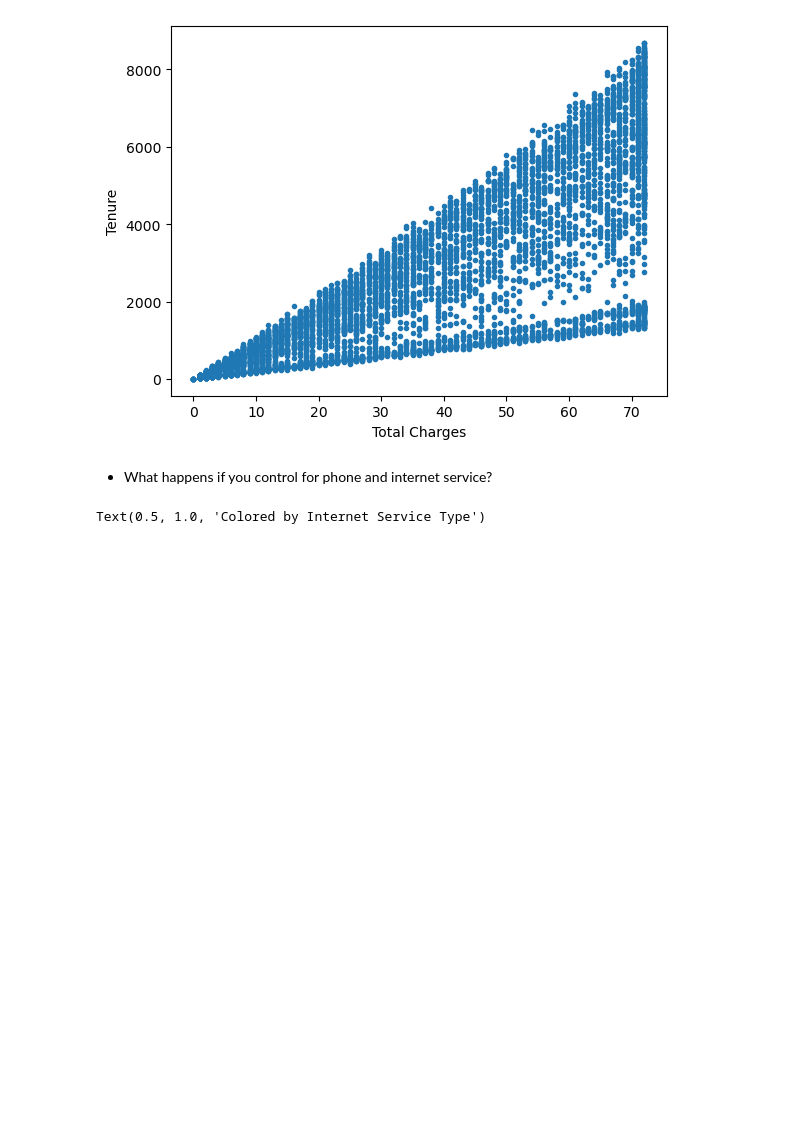
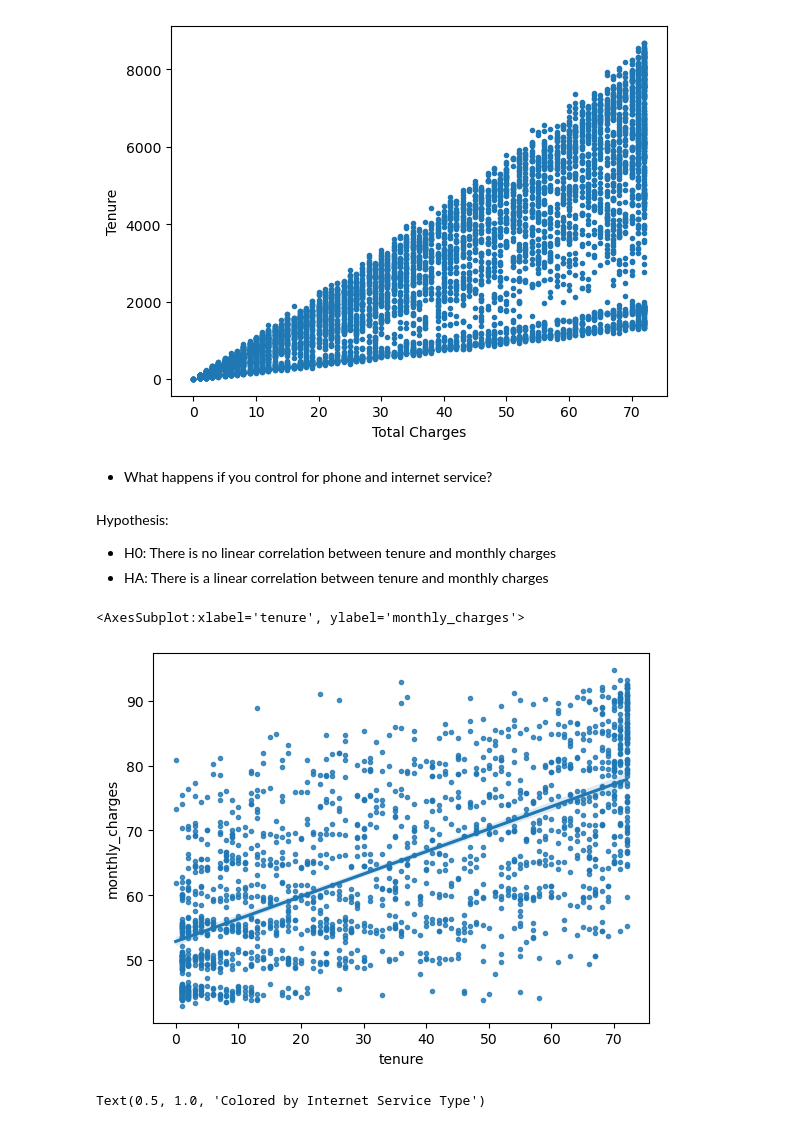
Before and after one commit to JoshuaHolt-Tech/statistics-exercises, a Jupyter notebook: hypothesis_testing.ipynb, the cells around one changed output. Saved outputs shown, nothing was run; the diff lists cells and outputs as text; code cells hidden in the pictures; blank space fills up the shorter version.

```diff
--- a/hypothesis_testing.ipynb
+++ b/hypothesis_testing.ipynb
@@ -593,6 +635,17 @@ Text(0, 0.5, 'Tenure')
 [figure]
 # %% [markdown]
 - What happens if you control for phone and internet service?
+# %% [markdown]
+Hypothesis:
+- H0: There is no linear correlation between tenure and monthly charges
+- HA: There is a linear correlation between tenure and monthly charges
+# %%
+phone_df = telco_churn[(telco_churn.phone_service == 'Yes') & (telco_churn.internet_service_type_id == 1)][['tenure', 'monthly_charges']]
+# %%
+sns.regplot(x='tenure', y='monthly_charges', data=phone_df, marker = '.')
+# %% [output]
+<AxesSubplot:xlabel='tenure', ylabel='monthly_charges'>
+[figure, added]
 # %%
 sns.scatterplot(x='tenure', y='total_charges', data=telco_churn, hue='internet_service_type_id', style='phone_service')
 plt.title('Colored by Internet Service Type')
```
Also changed, not shown: parts of 54 cells of this notebook.
